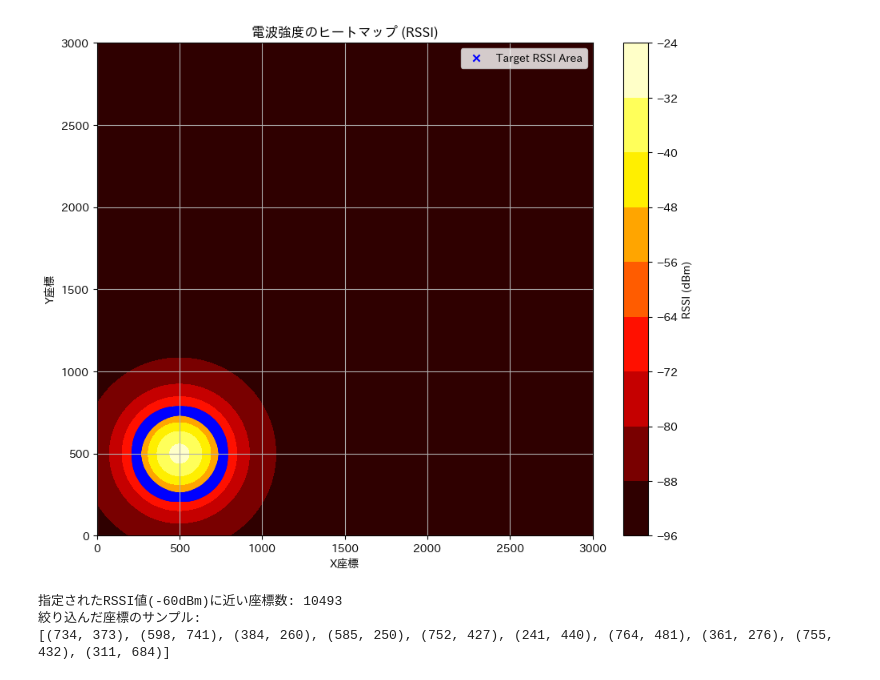
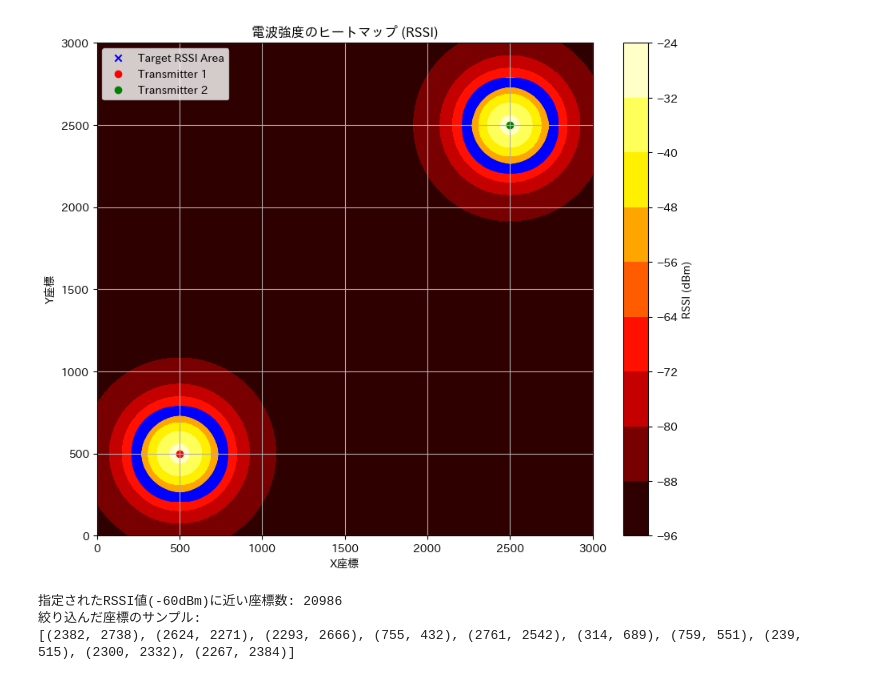
Before and after one commit to karasuneo/practice-gmm, a Jupyter notebook: floor_heatmap.ipynb, the cells around one changed output. Drawn from its saved outputs; the diff is of its cells as text; code cells hidden in the pictures.

```diff
--- a/floor_heatmap.ipynb
+++ b/floor_heatmap.ipynb
@@ -4,23 +4,32 @@ import matplotlib.pyplot as plt
 from scipy.stats import multivariate_normal
 import japanize_matplotlib
 # %%
+
+
 # 3000x3000の座標平面を作成
 x = np.linspace(0, 3000, 3000)
 y = np.linspace(0, 3000, 3000)
 X, Y = np.meshgrid(x, y)
 
 # 電波発信端末の座標とガウス分布のパラメータを設定
-mu = [500, 500]  # 平均 (中心座標)
-covariance_matrix = [[50000, 0], [0, 50000]]  # 共分散行列
+mu1 = [500, 500]  # 端末1の平均 (中心座標)
+mu2 = [2500, 2500]  # 端末2の平均 (中心座標)
+covariance_matrix1 = [[50000, 0], [0, 50000]]  # 共分散行列
+covariance_matrix2 = [[50000, 0], [0, 50000]]  # 共分散行列
 
 # ガウス分布を計算
-rv = multivariate_normal(mu, covariance_matrix)
+rv1 = multivariate_normal(mu1, covariance_matrix1)
+rv2 = multivariate_normal(mu2, covariance_matrix2)
 
 # 各座標点での電波強度を計算
-Z = rv.pdf(np.dstack((X, Y)))
+Z1 = rv1.pdf(np.dstack((X, Y)))
+Z2 = rv2.pdf(np.dstack((X, Y)))
+
+# 各端末からの電波強度を合計
+Z_total = Z1 + Z2
 
 # Zの最大値を取得
-Z_max = np.max(Z)
+Z_max = np.max(Z_total)
 
 # 実際のRSSI値にスケーリング (例: -30dBm から -90dBm の範囲)
 RSSI_max = -90  # dBm
@@ -28,9 +37,7 @@ RSSI_min = -30  # dBm
 
 # 正規化された Z を実際のRSSI値にスケーリング
 # 中心に近づくほどRSSIが大きく（0に近く）、外側に行くほど小さく（負の値が大きく）なるようにする
-RSSI = RSSI_max - (Z / Z_max) * (RSSI_max - RSSI_min)
-
-
+RSSI = RSSI_max + (Z_total / Z_max) * (RSSI_min - RSSI_max)
 
 # 指定されたRSSI値の座標を絞り込む
 target_RSSI = -60  # 絞り込みたいRSSI値 (例: -60dBm)
@@ -39,34 +46,36 @@ tolerance = 0.5  # 許容誤差 (例: ±0.5dBm)
 # 絞り込み条件に合致する座標を取得
 indices = np.where((RSSI >= target_RSSI - tolerance) & (RSSI <= target_RSSI + tolerance))
 filtered_coordinates = list(zip(X[indices], Y[indices]))
 
 # 座標を丸める
 rounded_coordinates = [(round(x), round(y)) for x, y in filtered_coordinates]
 
 # 重複を削除
 unique_coordinates = list(set(rounded_coordinates))
 
 # プロット
 plt.figure(figsize=(10, 8))
 plt.contourf(X, Y, RSSI, cmap='hot')
 plt.colorbar(label='RSSI (dBm)')
 plt.scatter(*zip(*unique_coordinates), color='blue', marker='x', label='Target RSSI Area')
+plt.scatter(mu1[0], mu1[1], color='red', marker='o', label='Transmitter 1')
+plt.scatter(mu2[0], mu2[1], color='green', marker='o', label='Transmitter 2')
 plt.xlabel('X座標')
 plt.ylabel('Y座標')
 plt.title('電波強度のヒートマップ (RSSI)')
 plt.legend()
 plt.grid(True)
 plt.show()
 
 # 絞り込んだ座標の表示
 print(f"指定されたRSSI値({target_RSSI}dBm)に近い座標数: {len(unique_coordinates)}")
 if len(unique_coordinates) > 0:
     print("絞り込んだ座標のサンプル:")
     print(unique_coordinates[:10])  # 最初の10個を表示
 else:
     print("指定されたRSSI値に近い座標が見つかりませんでした。")
 # %% [output]
-[figure, old version]
+[figure, new version]
-指定されたRSSI値(-60dBm)に近い座標数: 10493
+指定されたRSSI値(-60dBm)に近い座標数: 20986
 絞り込んだ座標のサンプル:
-[(734, 373), (598, 741), (384, 260), (585, 250), (752, 427), (241, 440), (764, 481), (361, 276), (755, 432), (311, 684)]
+[(2382, 2738), (2624, 2271), (2293, 2666), (755, 432), (2761, 2542), (314, 689), (759, 551), (239, 515), (2300, 2332), (2267, 2384)]
```
